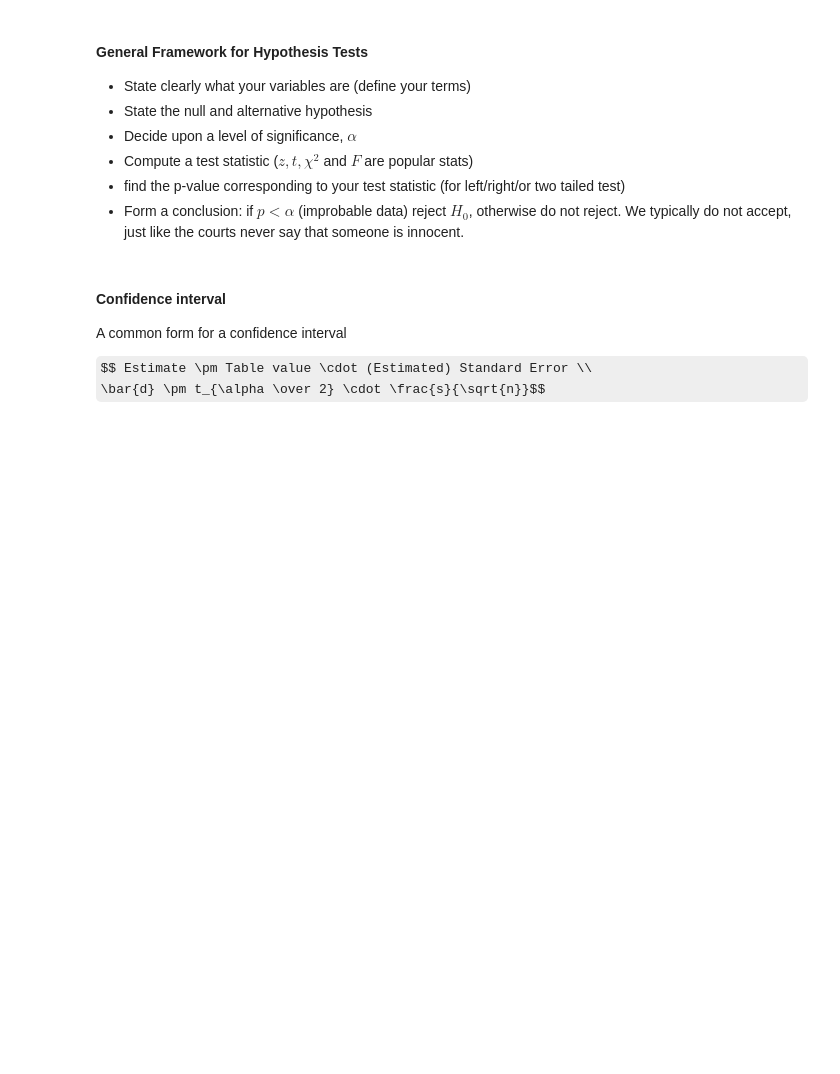
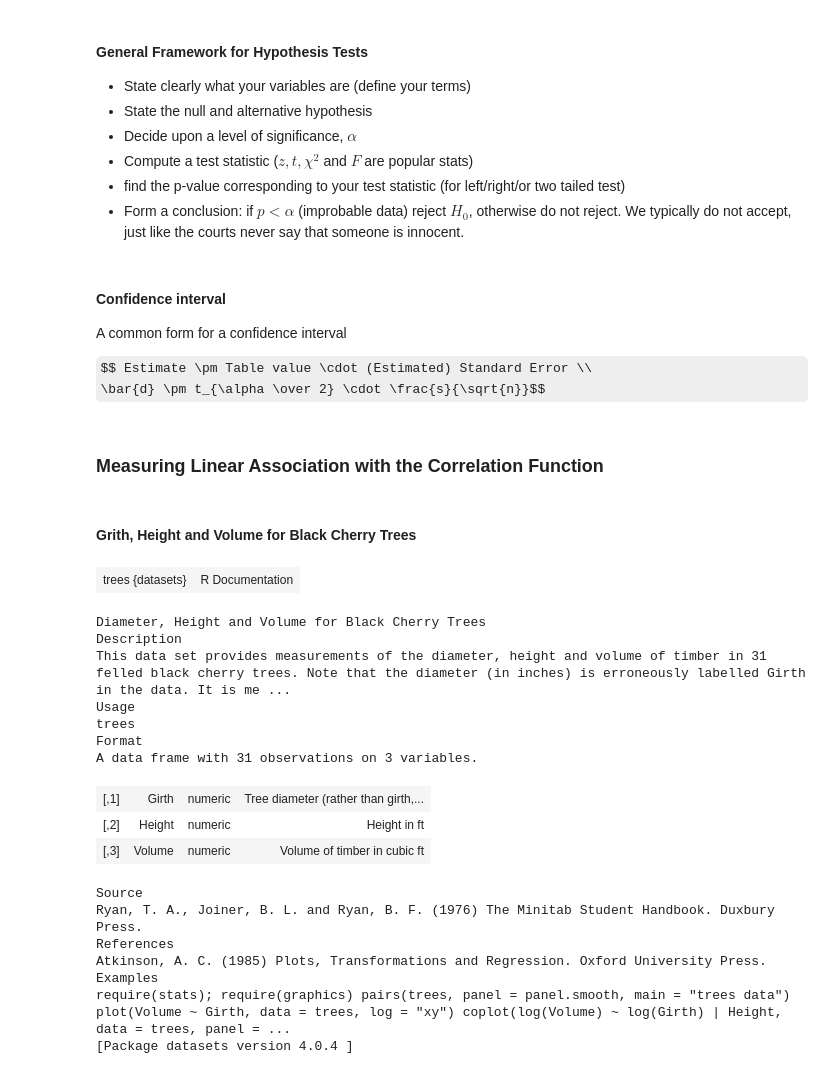
Before and after one commit to anilkunwar/coursera, a Jupyter notebook: SUNY_Practical_Time_Series_Analysis/Basic-statistics.ipynb, the cells around one changed output. Cells and saved outputs as stored; diff of their text form; code cells hidden in the pictures; some formulas as TeX source; blank space fills up the shorter version.

```diff
--- a/SUNY_Practical_Time_Series_Analysis/Basic-statistics.ipynb
+++ b/SUNY_Practical_Time_Series_Analysis/Basic-statistics.ipynb
@@ -333,3 +333,28 @@ A common form for a confidence interval
 
 $$ Estimate \pm Table value \cdot (Estimated) Standard Error \\
  \bar{d} \pm t_{\alpha \over 2} \cdot \frac{s}{\sqrt{n}}$$
+# %% [markdown]
+### Measuring Linear Association with the Correlation Function
+# %% [markdown]
+#### Grith, Height and Volume for Black Cherry Trees
+# %%
+help(trees)
+# %% [output]
+| trees {datasets} | R Documentation |
+Diameter, Height and Volume for Black Cherry Trees
+Description
+This data set provides measurements of the diameter, height and volume of timber in 31 felled black cherry trees. Note that the diameter (in inches) is erroneously labelled Girth in the data. It is me ...
+Usage
+trees
+Format
+A data frame with 31 observations on 3 variables.
+| [,1] | Girth | numeric | Tree diameter (rather than girth,... |
+| [,2] | Height | numeric | Height in ft |
+| [,3] | Volume | numeric | Volume of timber in cubic ft |
+Source
+Ryan, T. A., Joiner, B. L. and Ryan, B. F. (1976) The Minitab Student Handbook. Duxbury Press.
+References
+Atkinson, A. C. (1985) Plots, Transformations and Regression. Oxford University Press.
+Examples
+require(stats); require(graphics) pairs(trees, panel = panel.smooth, main = "trees data") plot(Volume ~ Girth, data = trees, log = "xy") coplot(log(Volume) ~ log(Girth) | Height, data = trees, panel = ...
+[Package datasets version 4.0.4 ]
```
Also changed, not shown: parts of 9 cells of this notebook, 1 other file.
